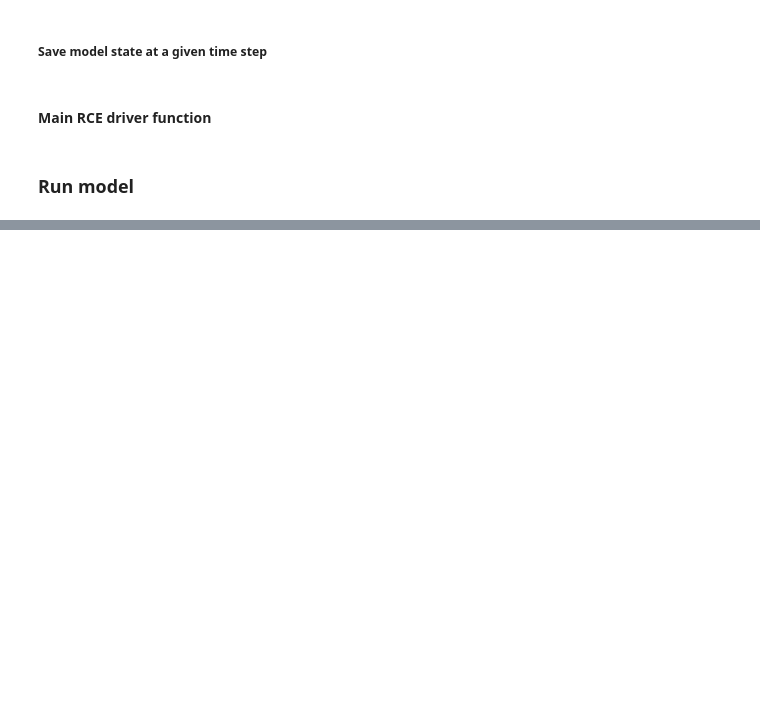
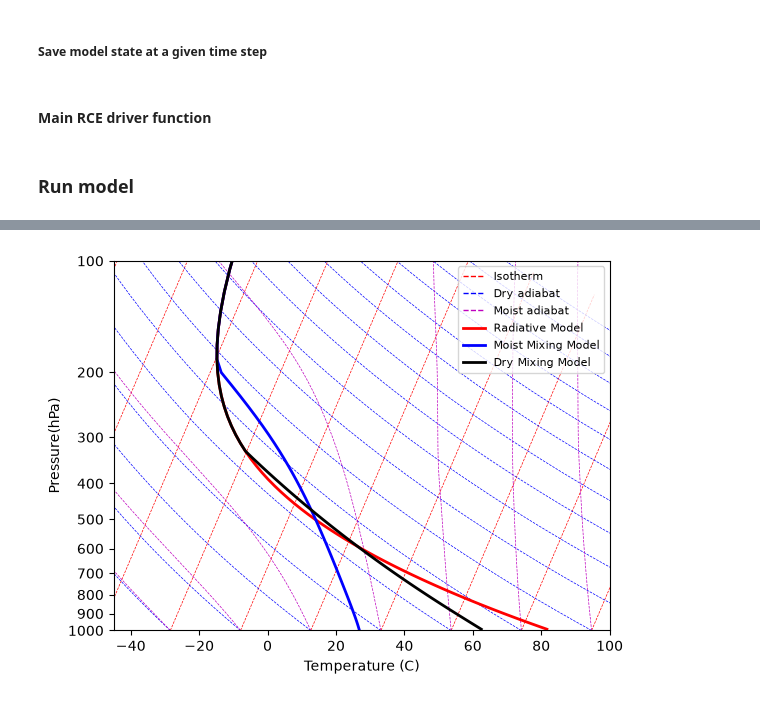
Before and after one commit to Ecox343/Cox_Fundis_Fall_26, a Jupyter notebook: Lab4_rce_model.ipynb, the cells around one changed output, grey strips where cells are left out. Saved outputs shown, nothing was run; the diff lists cells and outputs as text; code cells hidden in the pictures; blank space fills up the shorter version.

```diff
--- a/Lab4_rce_model.ipynb
+++ b/Lab4_rce_model.ipynb
@@ -379,0 +473,87 @@ c:\Users\cox0367\AppData\Local\miniforge3\python.exe
+# %%
+
+from scipy.integrate import solve_ivp
+
+def skewT(temp, pres, skew=-20):
+    '''
+    Skews the temperature axis for a SkewT plot.
+    temp: temperature values (deg C)
+    pres: pressure values (hPa)
+    skew: amount of skew (default of -20)
+    '''
+    return (temp) + skew * np.log(pres/1000.0)
+
+Rd = 287
+# basically creates an isotherm
+def P_from_z(T):
+    P0 = 1000
+    z = np.linspace(0,20*1000,500)
+    P = P0*np.exp(-9.81*z/Rd/(T+273.15))
+    return P
+
+# initialize the plot
+Pct = np.linspace(100,1000,500)
+T = 20 *np.ones_like(Pct)
+
+isot_20_y = P_from_z(20)
+T = 20 *np.ones_like(isot_20_y)
+isot_20_x = skewT(T, isot_20_y)
+myarray = np.linspace(-90,300, 20)
+plt.figure(1)
+plt.ylim([1000,100])
+# loop over a range of values and plot every isotherm
+for i in myarray:
+    T = i *np.ones_like(Pct)
+    isot_20_y = P_from_z(i)
+    T =  i*np.ones_like(isot_20_y)
+    isot_20_x = skewT(T, isot_20_y)
+    plt.semilogy(isot_20_x,isot_20_y,'r--',linewidth = 0.5)
+
+# create dry adiabat function and integrate. Loop over lots of values and plot them
+T0 = 20
+for i in myarray:
+    sol = solve_ivp(dry_adiabat, [1000,100], [i],t_eval=np.linspace(1000,100,500) )
+    skewsol = skewT(sol.y, sol.t)
+    plt.semilogy(skewsol.T,sol.t,'b--',linewidth = 0.5)
+
+# create moist adiabat function and integrate. Loop over lots of values and plot them
+
+
+
+for i in myarray:
+    sol = solve_ivp(moist_adiabat, [1000,100], [i],t_eval=np.linspace(1000,100,500) )
+    skewsol = skewT(sol.y, sol.t)
+    plt.semilogy(skewsol.T,sol.t,'m--',linewidth = 0.5)
+plt.xlim([-45,100])
+# plt.ylim([1000,100])
+
+
+
+
+from matplotlib.lines import Line2D
+
+# Sounding (after the data arrays)
+plt.semilogy(skewT(rT[-1, :]-273.15, grid['p_mid']/100), grid['p_mid']/100, 'r', linewidth=2)
+plt.semilogy(skewT(msT[-1, :]-273.15, grid['p_mid']/100), grid['p_mid']/100, 'b', linewidth=2)
+plt.semilogy(skewT(dryT[-1, :]-273.15, grid['p_mid']/100), grid['p_mid']/100, 'k', linewidth=2)
+
+
+# create legend (thanks claude)
+legend_items = [
+    Line2D([0], [0], color='r', linestyle='--', linewidth=1, label='Isotherm'),
+    Line2D([0], [0], color='b', linestyle='--', linewidth=1, label='Dry adiabat'),
+    Line2D([0], [0], color='m', linestyle='--', linewidth=1, label='Moist adiabat'),
+    Line2D([0], [0], color='r', linestyle='-',  linewidth=2, label='Radiative Model'),
+    Line2D([0], [0], color='b', linestyle='-',  linewidth=2, label='Moist Mixing Model'),
+    Line2D([0], [0], color='k', linestyle='-',  linewidth=2, label='Dry Mixing Model'),
+]
+plt.legend(handles=legend_items, loc='upper right', fontsize=8)
+
+from matplotlib.ticker import ScalarFormatter
+ax = plt.gca()
+ax.set_yticks([1000, 900, 800, 700, 600,500, 400, 300, 200, 100])
+ax.yaxis.set_major_formatter(ScalarFormatter())
+ax.yaxis.set_minor_formatter(plt.NullFormatter())
+plt.xlabel('Temperature (C)')
+plt.ylabel('Pressure(hPa)')
+# %% [output]
@@ -379,0 +561 @@ c:\Users\cox0367\AppData\Local\miniforge3\python.exe
+[figure, added]
```
Also changed, not shown: parts of 15 cells of this notebook.
